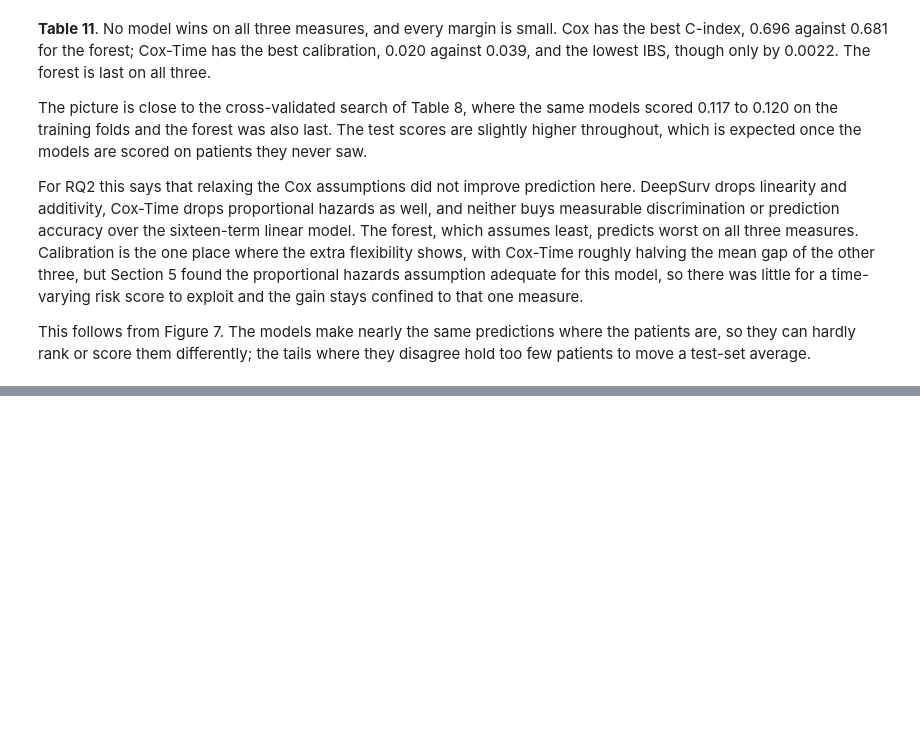
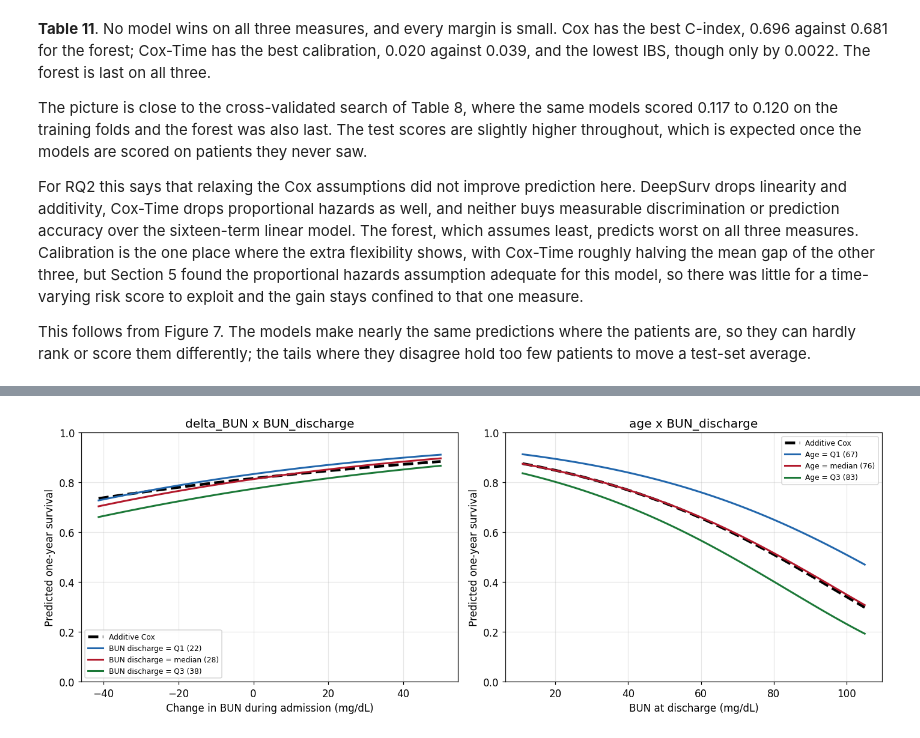
Before and after one commit to Mormorfor/SAML_project, a Jupyter notebook: Final Project/final_proj.ipynb, the cells around one changed output, grey strips where cells are left out. Cells and saved outputs as stored; diff of their text form; code cells hidden in the pictures; blank space fills up the shorter version.

```diff
--- a/Final Project/final_proj.ipynb
+++ b/Final Project/final_proj.ipynb
@@ -1475,0 +1706,41 @@ This follows from Figure 7. The models make nearly the same predictions where th
+# %%
+bun_q1, bun_med, bun_q3 = train_df["BUN_discharge"].quantile([0.25, 0.5, 0.75])
+age_q1, age_med, age_q3 = train_df["age_YEARS"].quantile([0.25, 0.5, 0.75])
+
+dbun_lo, dbun_hi = train_df["delta_BUN"].quantile([0.01, 0.99])
+dbun_grid = np.linspace(dbun_lo, dbun_hi, 120)
+bun_grid = plot_grids["BUN_discharge"]
+
+fig, axes = plt.subplots(1, 2, figsize=(13.0, 4.8))
+
+ax = axes[0]
+ax.plot(dbun_grid, one_year_curve(cox_train, "delta_BUN", dbun_grid, base_train),
+        color="black", linestyle="--", linewidth=3, label="Additive Cox")
+for level, value, color in zip(["Q1", "median", "Q3"], [bun_q1, bun_med, bun_q3], PALETTE):
+    base = base_train.assign(BUN_discharge=value)
+    ax.plot(dbun_grid, one_year_curve(cox_int_bun, "delta_BUN", dbun_grid, base),
+            color=color, linewidth=2, label=f"BUN discharge = {level} ({value:.0f})")
+ax.set_xlabel("Change in BUN during admission (mg/dL)")
+ax.set_ylabel("Predicted one-year survival")
+ax.set_title("delta_BUN x BUN_discharge")
+ax.set_ylim(0, 1)
+ax.legend(fontsize=8)
+
+ax = axes[1]
+ax.plot(bun_grid, one_year_curve(cox_train, "BUN_discharge", bun_grid, base_train),
+        color="black", linestyle="--", linewidth=3, label="Additive Cox")
+for level, value, color in zip(["Q1", "median", "Q3"], [age_q1, age_med, age_q3], PALETTE):
+    base = base_train.assign(age_YEARS=value)
+    ax.plot(bun_grid, one_year_curve(cox_int_age, "BUN_discharge", bun_grid, base),
+            color=color, linewidth=2, label=f"Age = {level} ({value:.0f})")
+ax.set_xlabel("BUN at discharge (mg/dL)")
+ax.set_ylabel("Predicted one-year survival")
+ax.set_title("age x BUN_discharge")
+ax.set_ylim(0, 1)
+ax.legend(fontsize=8)
+
+fig.tight_layout()
+fig.savefig(os.path.join(FIG_DIR, "fig10_interactions.png"))
+plt.show()
+# %% [output]
+[figure, added]
```
Also changed, not shown: parts of 15 cells of this notebook.
